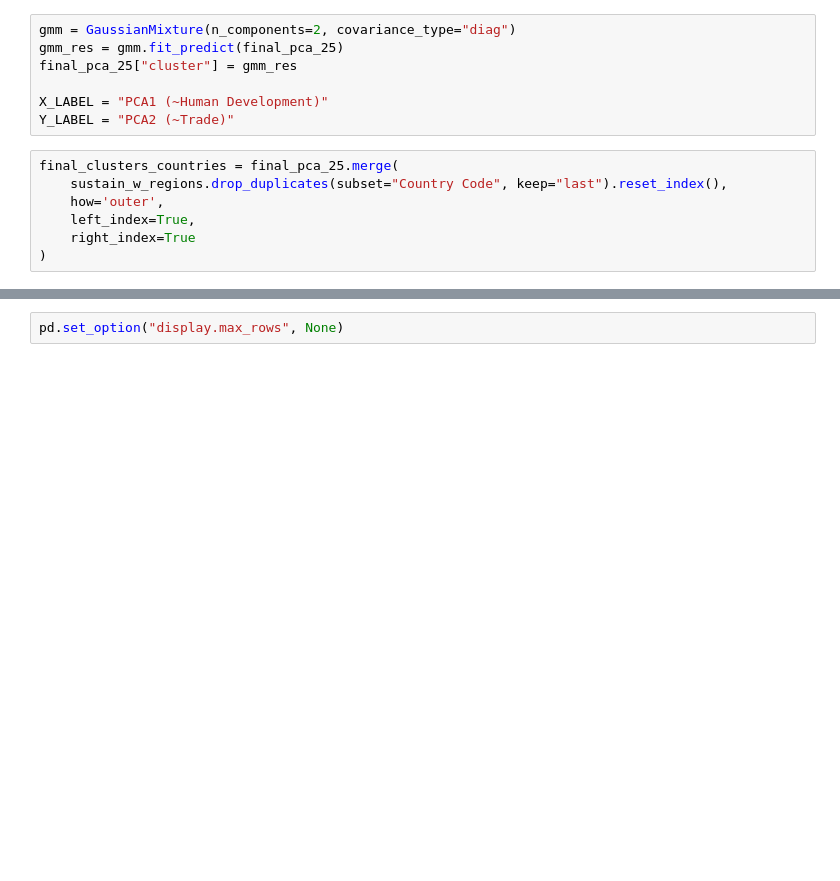
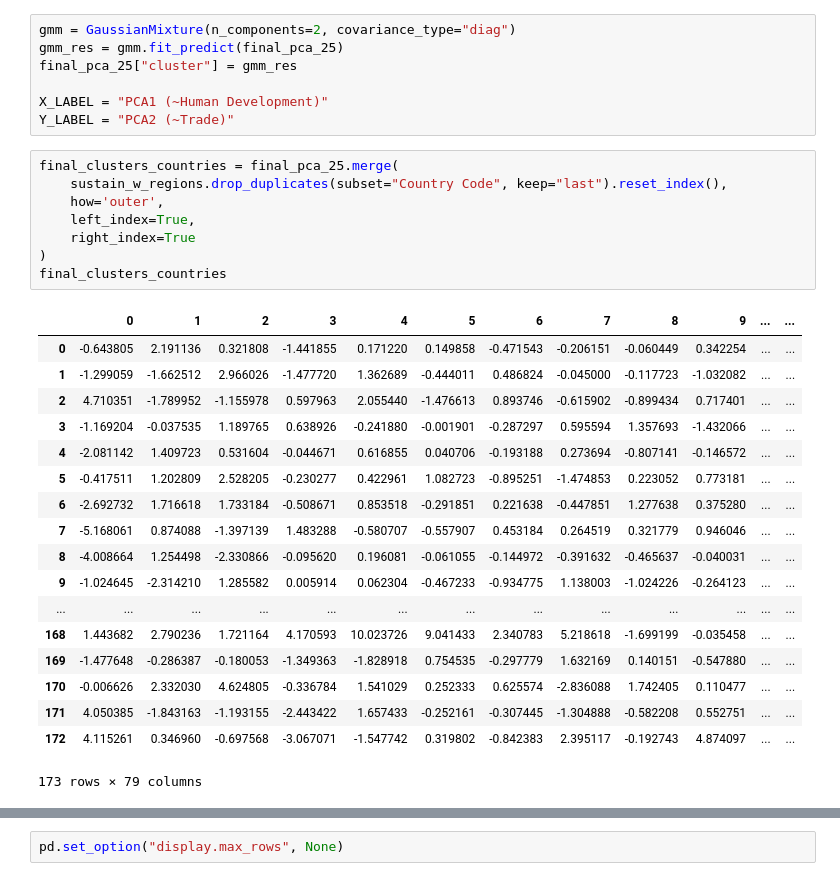
Before and after one commit to anshvijay28/ML_project, a Jupyter notebook: project/pca_e.ipynb, the cells around one changed output, grey strips where cells are left out. Cells and saved outputs as stored; diff of their text form; blank space fills up the shorter version.

Commit message:
finished heiarchical clustering metrics and visualizations

```diff
--- a/project/pca_e.ipynb
+++ b/project/pca_e.ipynb
@@ -370,10 +377,30 @@ Y_LABEL = "PCA2 (~Trade)"
 # %%
 final_clusters_countries = final_pca_25.merge(
     sustain_w_regions.drop_duplicates(subset="Country Code", keep="last").reset_index(),
     how='outer',
     left_index=True,
     right_index=True
 )
+final_clusters_countries
+# %% [output]
+|  | 0 | 1 | 2 | 3 | 4 | 5 | 6 | 7 | 8 | 9 | ... | ... |
+| 0 | -0.643805 | 2.191136 | 0.321808 | -1.441855 | 0.171220 | 0.149858 | -0.471543 | -0.206151 | -0.060449 | 0.342254 | ... | ... |
+| 1 | -1.299059 | -1.662512 | 2.966026 | -1.477720 | 1.362689 | -0.444011 | 0.486824 | -0.045000 | -0.117723 | -1.032082 | ... | ... |
+| 2 | 4.710351 | -1.789952 | -1.155978 | 0.597963 | 2.055440 | -1.476613 | 0.893746 | -0.615902 | -0.899434 | 0.717401 | ... | ... |
+| 3 | -1.169204 | -0.037535 | 1.189765 | 0.638926 | -0.241880 | -0.001901 | -0.287297 | 0.595594 | 1.357693 | -1.432066 | ... | ... |
+| 4 | -2.081142 | 1.409723 | 0.531604 | -0.044671 | 0.616855 | 0.040706 | -0.193188 | 0.273694 | -0.807141 | -0.146572 | ... | ... |
+| 5 | -0.417511 | 1.202809 | 2.528205 | -0.230277 | 0.422961 | 1.082723 | -0.895251 | -1.474853 | 0.223052 | 0.773181 | ... | ... |
+| 6 | -2.692732 | 1.716618 | 1.733184 | -0.508671 | 0.853518 | -0.291851 | 0.221638 | -0.447851 | 1.277638 | 0.375280 | ... | ... |
+| 7 | -5.168061 | 0.874088 | -1.397139 | 1.483288 | -0.580707 | -0.557907 | 0.453184 | 0.264519 | 0.321779 | 0.946046 | ... | ... |
+| 8 | -4.008664 | 1.254498 | -2.330866 | -0.095620 | 0.196081 | -0.061055 | -0.144972 | -0.391632 | -0.465637 | -0.040031 | ... | ... |
+| 9 | -1.024645 | -2.314210 | 1.285582 | 0.005914 | 0.062304 | -0.467233 | -0.934775 | 1.138003 | -1.024226 | -0.264123 | ... | ... |
+| ... | ... | ... | ... | ... | ... | ... | ... | ... | ... | ... | ... | ... |
+| 168 | 1.443682 | 2.790236 | 1.721164 | 4.170593 | 10.023726 | 9.041433 | 2.340783 | 5.218618 | -1.699199 | -0.035458 | ... | ... |
+| 169 | -1.477648 | -0.286387 | -0.180053 | -1.349363 | -1.828918 | 0.754535 | -0.297779 | 1.632169 | 0.140151 | -0.547880 | ... | ... |
+| 170 | -0.006626 | 2.332030 | 4.624805 | -0.336784 | 1.541029 | 0.252333 | 0.625574 | -2.836088 | 1.742405 | 0.110477 | ... | ... |
+| 171 | 4.050385 | -1.843163 | -1.193155 | -2.443422 | 1.657433 | -0.252161 | -0.307445 | -1.304888 | -0.582208 | 0.552751 | ... | ... |
+| 172 | 4.115261 | 0.346960 | -0.697568 | -3.067071 | -1.547742 | 0.319802 | -0.842383 | 2.395117 | -0.192743 | 4.874097 | ... | ... |
+173 rows × 79 columns
 # %%
 final_clusters_countries["cluster"].unique()
 # %% [output]
```
Also changed, not shown: parts of 8 cells of this notebook, 2 other files.
